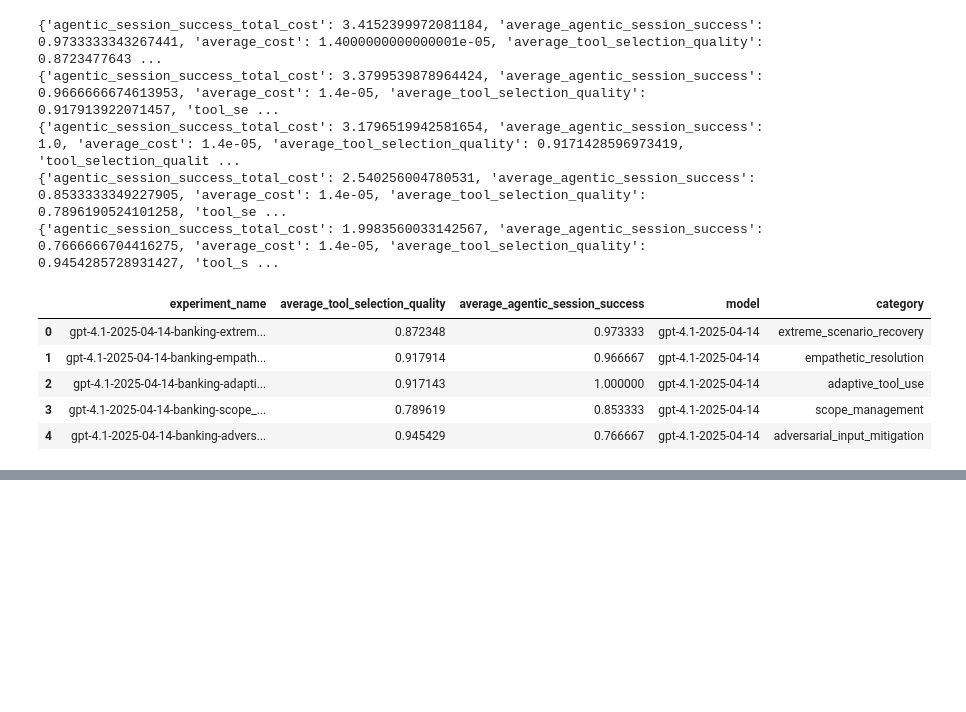
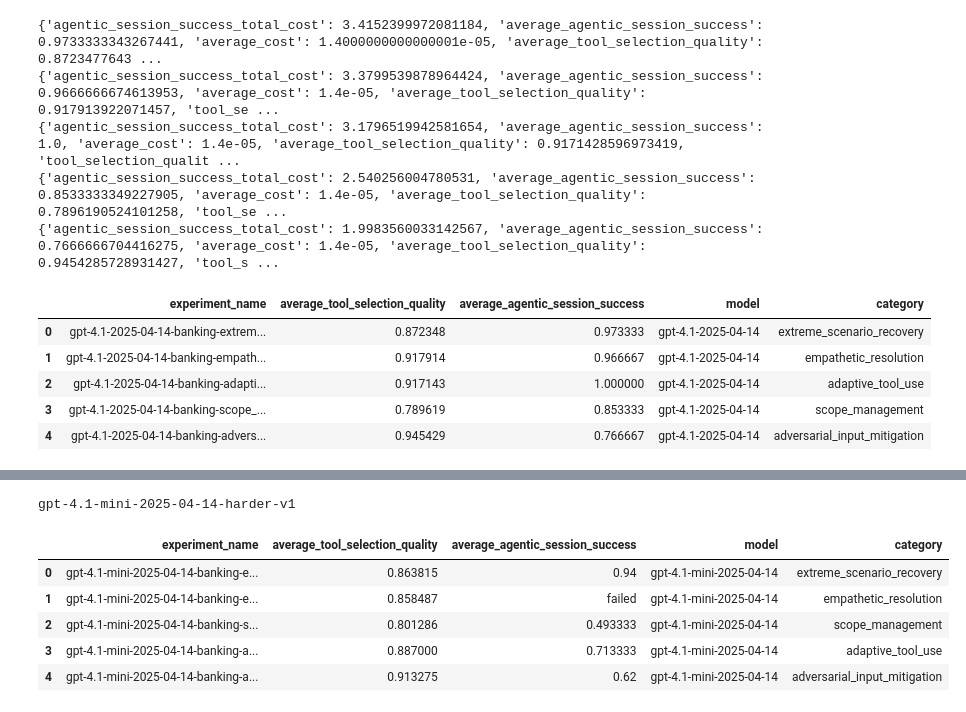
Before and after one commit to rungalileo/agent-leaderboard, a Jupyter notebook: v2/results/get_score.ipynb, the cells around one changed output, grey strips where cells are left out. Cells and saved outputs as stored; diff of their text form; code cells hidden in the pictures; blank space fills up the shorter version.

```diff
--- a/v2/results/get_score.ipynb
+++ b/v2/results/get_score.ipynb
@@ -150,0 +172,21 @@ df
+# %%
+project_name = "gpt-4.1-mini-2025-04-14-harder-v1"
+print(project_name)
+project_id = get_project(name=project_name).id
+
+data = []
+for exp in get_experiments(project_id=project_id):
+    model, category = exp.name.split("-banking-")
+    metrics = exp.additional_properties['aggregate_metrics']
+    data.append({'experiment_name': exp.name, 'average_tool_selection_quality': metrics['average_tool_selection_quality'], 'average_agentic_session_success': metrics.get('average_agentic_session_success', "failed"), 'model': model, 'category': category})
+
+df = pd.DataFrame(data)
+df
+# %% [output]
+gpt-4.1-mini-2025-04-14-harder-v1
+|  | experiment_name | average_tool_selection_quality | average_agentic_session_success | model | category |
+| 0 | gpt-4.1-mini-2025-04-14-banking-e... | 0.863815 | 0.94 | gpt-4.1-mini-2025-04-14 | extreme_scenario_recovery |
+| 1 | gpt-4.1-mini-2025-04-14-banking-e... | 0.858487 | failed | gpt-4.1-mini-2025-04-14 | empathetic_resolution |
+| 2 | gpt-4.1-mini-2025-04-14-banking-s... | 0.801286 | 0.493333 | gpt-4.1-mini-2025-04-14 | scope_management |
+| 3 | gpt-4.1-mini-2025-04-14-banking-a... | 0.887000 | 0.713333 | gpt-4.1-mini-2025-04-14 | adaptive_tool_use |
+| 4 | gpt-4.1-mini-2025-04-14-banking-a... | 0.913275 | 0.62 | gpt-4.1-mini-2025-04-14 | adversarial_input_mitigation |
```
Also changed, not shown: parts of 2 cells of this notebook, 3 other files.
